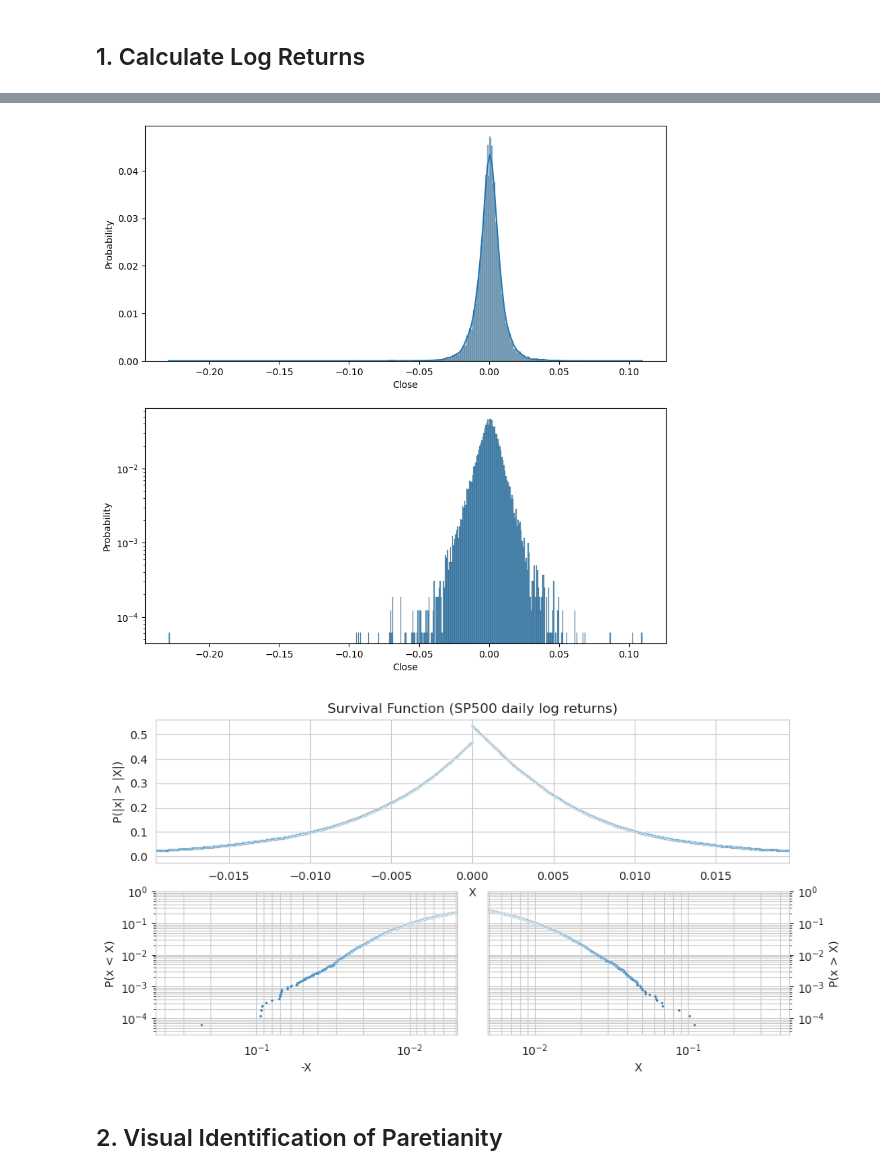
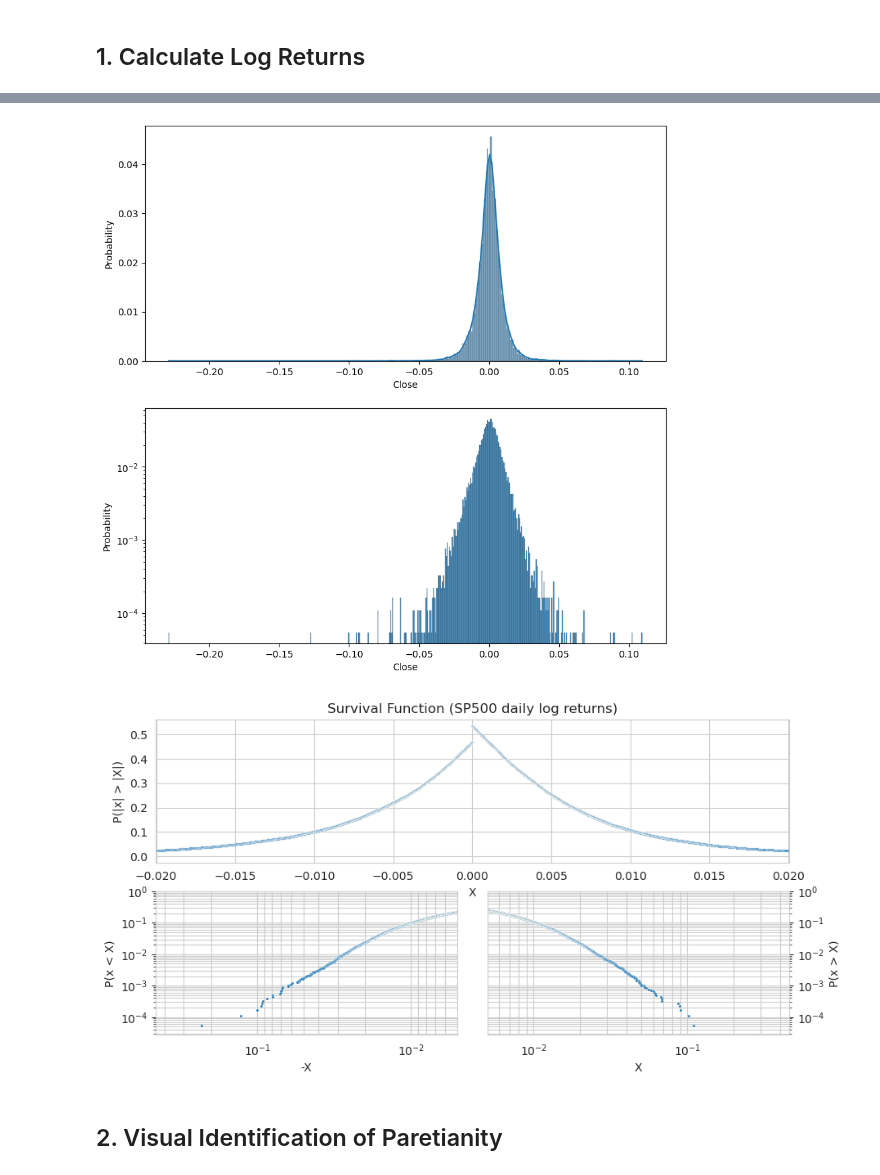
Before and after one commit to ssadjina/FatTailedTools, a Jupyter notebook: notebook_examples.ipynb, the cells around one changed output, grey strips where cells are left out. Cells and saved outputs as stored; diff of their text form; code cells hidden in the pictures.

```diff
--- a/notebook_examples.ipynb
+++ b/notebook_examples.ipynb
@@ -21,7 +21,7 @@ df.sort_index(inplace=True, ascending=True)
 df.index = pd.to_datetime(df.index)
 
 # Use data between 1950 and 2022
-series = df.loc['1950-01-01':'2014-12-31', 'Close'].dropna()
+series = df.loc['1950-01-01':'2022-12-31', 'Close'].dropna()
 
 # Visualize
 series.plot(logy=True, grid=True, title='Daily closing prices for S&P 500');
@@ -52,12 +52,12 @@ from FatTailedTools import plotting
 # Plot a histogram
 plotting.plot_histograms(series=log_returns)
 # %% [output]
-[figure, old version]
+[figure, new version]
 # %%
 # Plot a two-sided survival function which shows the probability to exceed a threshold for left and right tails
-plotting.plot_twosided_survival_function(log_returns, title_annotation='SP500 daily log returns');
+plotting.plot_twosided_survival_function(series=log_returns, title_annotation='SP500 daily log returns');
 # %% [output]
-[figure, old version]
+[figure, new version]
 # %% [markdown]
 ## 2. Visual Identification of Paretianity
 # %%
```
Also changed, not shown: parts of 27 cells of this notebook, 1 other file.
